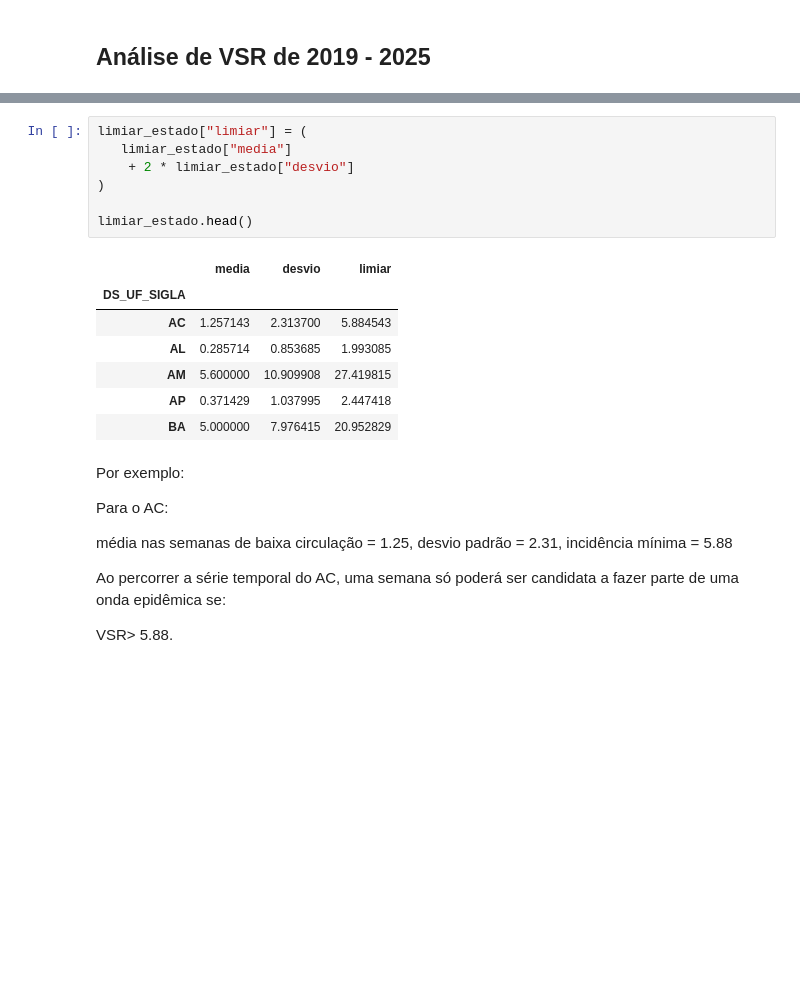
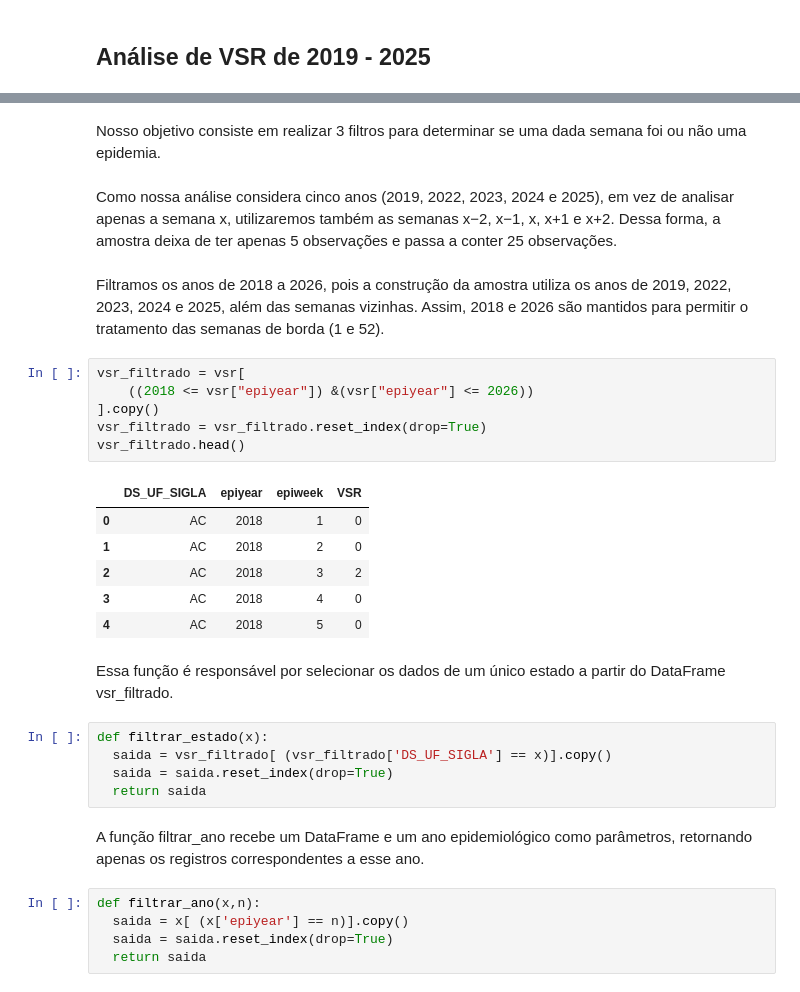
Before and after one commit to NataliaBrandaodeSousa/Picme-Modelagem-Estat-stica-de-doen-as-infecciosas, a Jupyter notebook: 01_exploracao.ipynb, the cells around one changed output, grey strips where cells are left out. Saved outputs shown, nothing was run; the diff lists cells and outputs as text; blank space fills up the shorter version.

Commit message:
muda a estratégia dos filtros

```diff
--- a/01_exploracao.ipynb
+++ b/01_exploracao.ipynb
@@ -308,27 +225,36 @@ Escolhemos esse limiar porque, assumindo um comportamento aproximadamente normal
-# %%
-limiar_estado["limiar"] = (
-   limiar_estado["media"]
-    + 2 * limiar_estado["desvio"]
-)
-
-limiar_estado.head()
-# %% [output]
-|  | media | desvio | limiar |
-| DS_UF_SIGLA |  |  |  |
-| AC | 1.257143 | 2.313700 | 5.884543 |
-| AL | 0.285714 | 0.853685 | 1.993085 |
-| AM | 5.600000 | 10.909908 | 27.419815 |
-| AP | 0.371429 | 1.037995 | 2.447418 |
-| BA | 5.000000 | 7.976415 | 20.952829 |
-# %% [markdown]
-Por exemplo:
-
-Para o AC:
-
-média nas semanas de baixa circulação = 1.25,
-desvio padrão = 2.31,
-incidência mínima = 5.88
-
-Ao percorrer a série temporal do AC, uma semana só poderá ser candidata a fazer parte de uma onda epidêmica se:
-
-VSR> 5.88.
+# %% [markdown]
+Nosso objetivo consiste em realizar 3 filtros para determinar se uma dada semana foi ou não uma epidemia.
+# %% [markdown]
+Como nossa análise considera cinco anos (2019, 2022, 2023, 2024 e 2025), em vez de analisar apenas a semana x, utilizaremos também as semanas x−2, x−1, x, x+1 e x+2. Dessa forma, a amostra deixa de ter apenas 5 observações e passa a conter 25 observações.
+# %% [markdown]
+Filtramos os anos de 2018 a 2026, pois a construção da amostra
+utiliza os anos de 2019, 2022, 2023, 2024 e 2025, além das semanas
+vizinhas. Assim, 2018 e 2026 são mantidos para permitir o tratamento
+das semanas de borda (1 e 52).
+# %%
+vsr_filtrado = vsr[
+    ((2018 <= vsr["epiyear"]) &(vsr["epiyear"] <= 2026))
+].copy()
+vsr_filtrado = vsr_filtrado.reset_index(drop=True)
+vsr_filtrado.head()
+# %% [output]
+|  | DS_UF_SIGLA | epiyear | epiweek | VSR |
+| 0 | AC | 2018 | 1 | 0 |
+| 1 | AC | 2018 | 2 | 0 |
+| 2 | AC | 2018 | 3 | 2 |
+| 3 | AC | 2018 | 4 | 0 |
+| 4 | AC | 2018 | 5 | 0 |
+# %% [markdown]
+Essa função é responsável por selecionar os dados de um único estado a partir do DataFrame vsr_filtrado.
+# %%
+def filtrar_estado(x):
+  saida = vsr_filtrado[ (vsr_filtrado['DS_UF_SIGLA'] == x)].copy()
+  saida = saida.reset_index(drop=True)
+  return saida
+# %% [markdown]
+A função filtrar_ano recebe um DataFrame e um ano epidemiológico como parâmetros, retornando apenas os registros correspondentes a esse ano.
+# %%
+def filtrar_ano(x,n):
+  saida = x[ (x['epiyear'] == n)].copy()
+  saida = saida.reset_index(drop=True)
+  return saida
```
Also changed, not shown: parts of 17 cells of this notebook.
